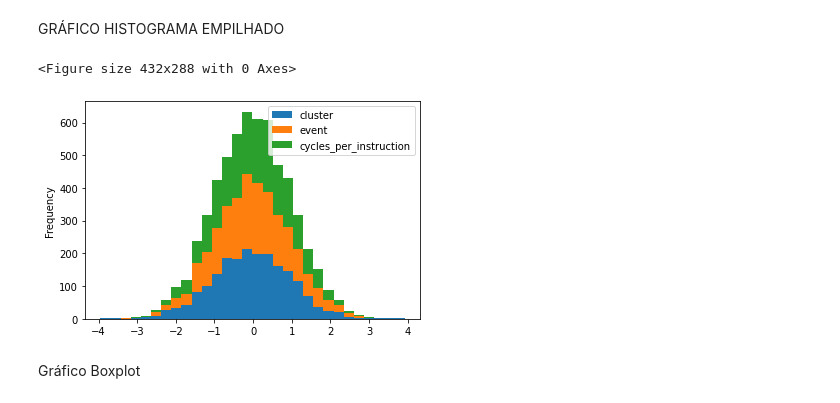
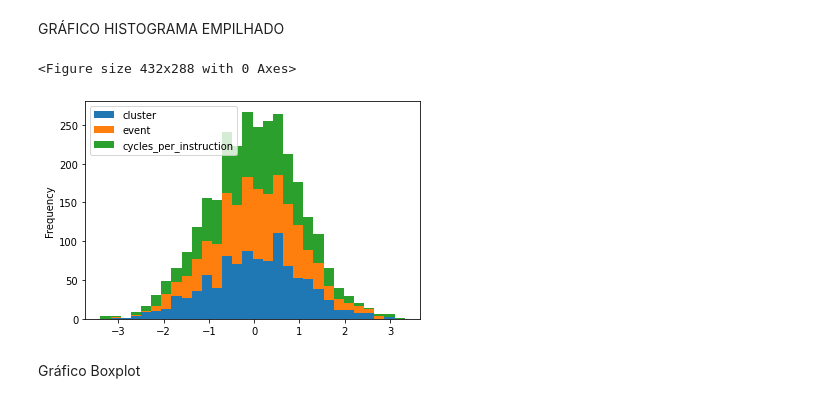
Before and after one commit to RodrigoAB93/Trabalho_AM_Nao_Supervisionado, a Jupyter notebook: Trabalho_Aprendizado_de_maquina_não_supervisionado.ipynb, the cells around one changed output. Drawn from its saved outputs; the diff is of its cells as text; code cells hidden in the pictures.

```diff
--- a/Trabalho_Aprendizado_de_maquina_não_supervisionado.ipynb
+++ b/Trabalho_Aprendizado_de_maquina_não_supervisionado.ipynb
@@ -173,19 +186,20 @@ fig.show()
 GRÁFICO HISTOGRAMA EMPILHADO
 # %%
 # HISTOGRAMA EMPILHADO
+# Comparando o numero de event, cycles_per_instruction e cluster
 data_hist = pd.DataFrame(
       {
-         "cluster": np.random.randn(2000) ,
-         "event": np.random.randn(2000),
-         "cycles_per_instruction": np.random.randn(2000),
+         "cluster": np.random.randn(1000) ,
+         "event": np.random.randn(1000),
+         "cycles_per_instruction": np.random.randn(1000),
        },
   columns=["cluster", "event","cycles_per_instruction"],
    ).astype(float);
 plt.figure();
 data_hist.plot.hist(stacked=True, bins=30);
 # %% [output]
 <Figure size 432x288 with 0 Axes>
-[figure, old version]
+[figure, new version]
 # %% [markdown]
 Gráfico Boxplot
 # %%
```
Also changed, not shown: parts of 30 cells of this notebook.
